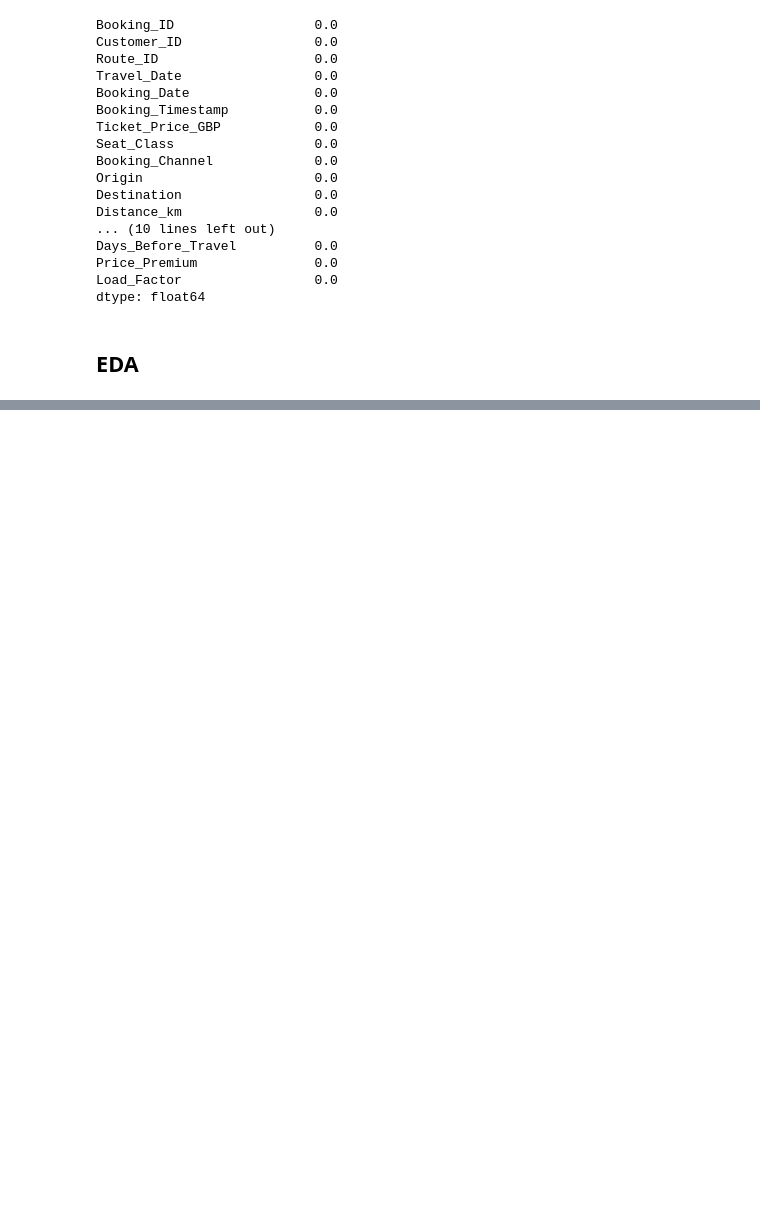
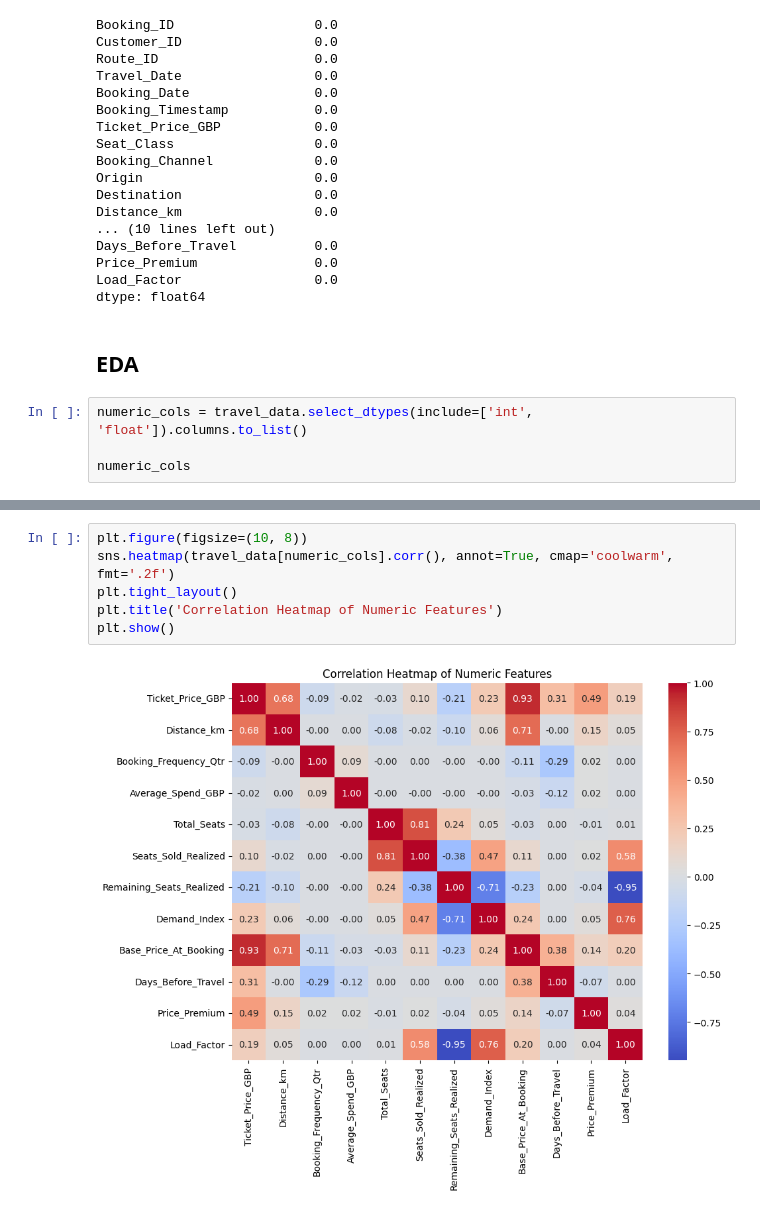
Before and after one commit to michizler/voyage-rails-analytics, a Jupyter notebook: preprocessing/clean.ipynb, the cells around one changed output, grey strips where cells are left out. Cells and saved outputs as stored; diff of their text form; blank space fills up the shorter version.

```diff
--- a/preprocessing/clean.ipynb
+++ b/preprocessing/clean.ipynb
@@ -301,3 +301,7 @@ Load_Factor                 0.0
 dtype: float64
 # %% [markdown]
 ## EDA
+# %%
+numeric_cols = travel_data.select_dtypes(include=['int', 'float']).columns.to_list()
+
+numeric_cols
@@ -303,0 +321,8 @@ dtype: float64
+# %%
+plt.figure(figsize=(10, 8))
+sns.heatmap(travel_data[numeric_cols].corr(), annot=True, cmap='coolwarm', fmt='.2f')
+plt.tight_layout()
+plt.title('Correlation Heatmap of Numeric Features')
+plt.show()
+# %% [output]
+[figure, added]
```
Also changed, not shown: parts of 6 cells of this notebook.
